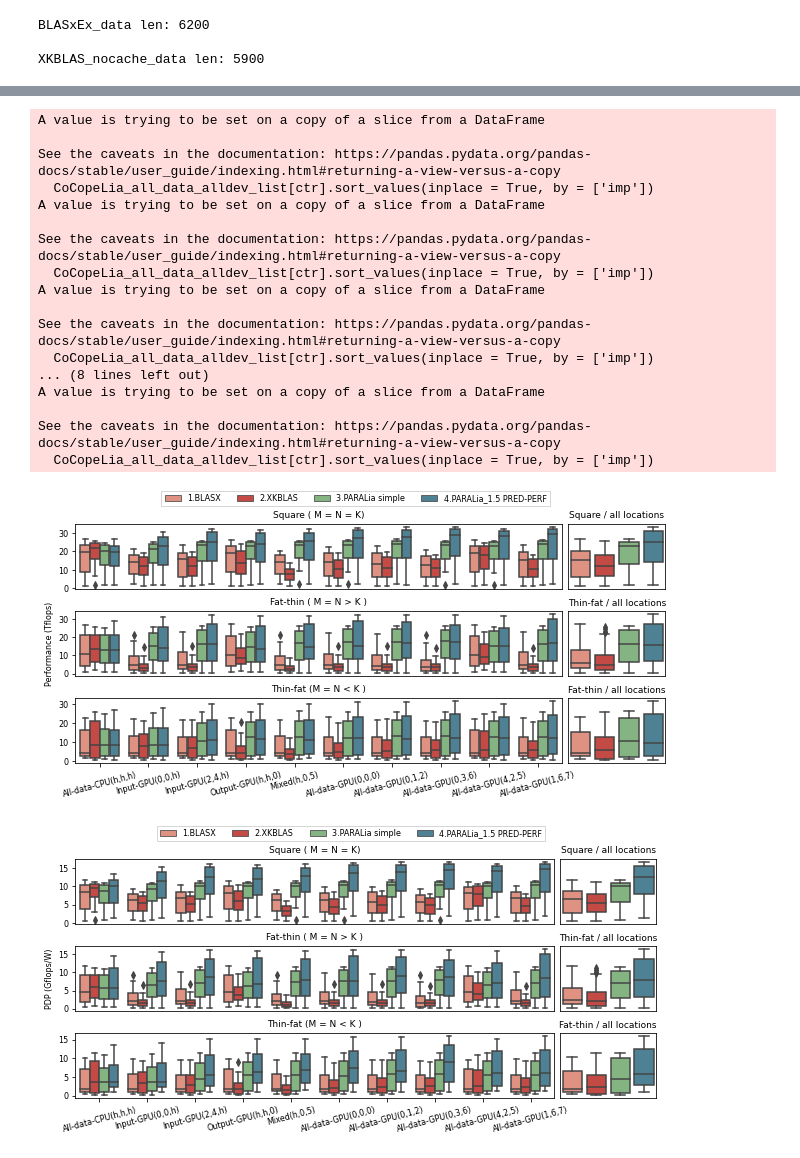
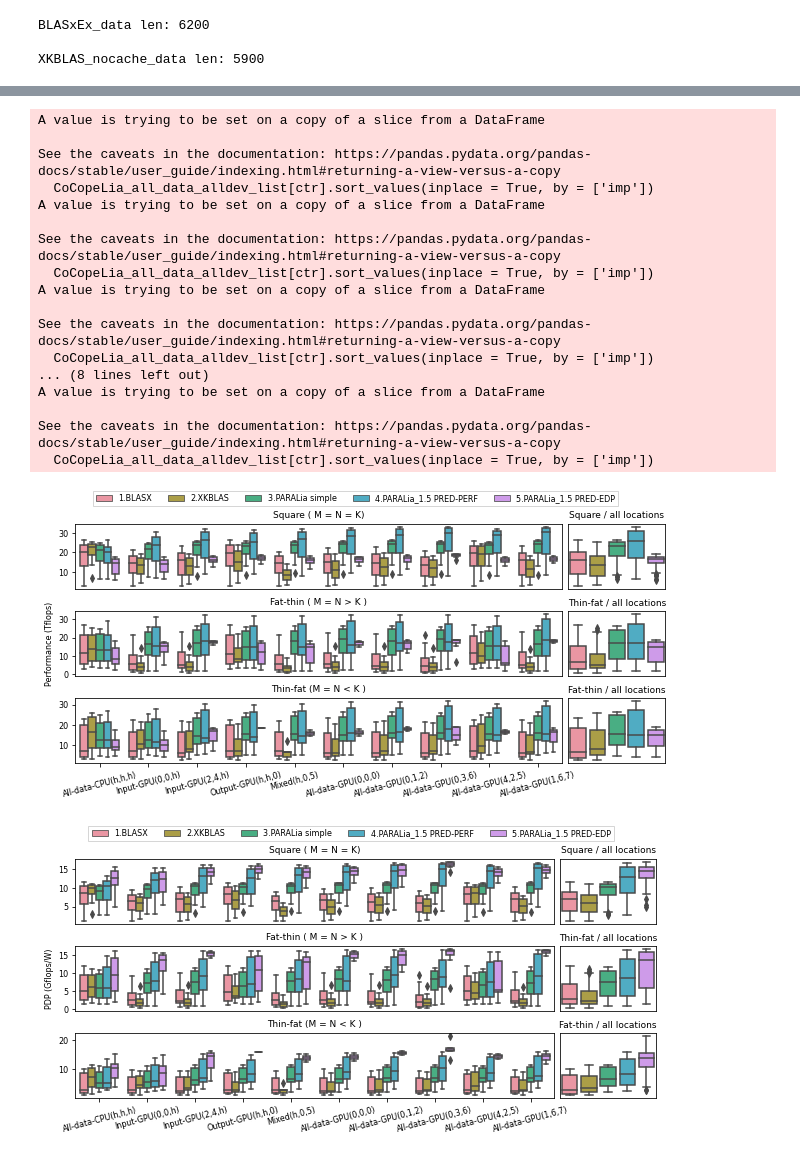
Before and after one commit to p-anastas/PARALiA-Framework, a Jupyter notebook: Benchmarking/Python_Scripts/PARALia-plot-vulcan-clx-ai_hetero.ipynb, the cells around one changed output, grey strips where cells are left out. Saved outputs shown, nothing was run; the diff lists cells and outputs as text; code cells hidden in the pictures.

```diff
--- a/Benchmarking/Python_Scripts/PARALia-plot-vulcan-clx-ai_hetero.ipynb
+++ b/Benchmarking/Python_Scripts/PARALia-plot-vulcan-clx-ai_hetero.ipynb
@@ -133,17 +134,14 @@ CoCopeLia_data_allhops_02pen_ESPA_pred_PPJ_0 = (PARALia_log_read('%s/%s-build/%s
                                                                   %(benchdir, machine, machine, split, sr_over, implementation, impl_hops, pw_optimize, version)))
 print('CoCopeLia_data_allhops_02pen_ESPA_pred_PPJ_0 len: %d\n' % len(CoCopeLia_data_allhops_02pen_ESPA_pred_PPJ_0))
 
-
-
 CoCopeLia_data_allhops_02pen_ESPA_alldev = keep_dev_num(8, PARALia_log_read('%s/%s-build/%s-install/Benchmarking/testLogs/CoCoPeLiaDgemmRunner_predefined_vals_%s_%s%s%s%s_%s.log'
                                                                   %(benchdir, machine, machine, split, sr_over, implementation, impl_hops, pw_optimize, version)))
 print('CoCopeLia_data_allhops_02pen_ESPA_alldev len: %d\n' % len(CoCopeLia_data_allhops_02pen_ESPA_alldev))
 
-#pw_optimize="_PW-PRED-ENERGY-DELAY"
-#benchdir= homedir + "/PhD_stuff/CoCoPeLia-Framework"
-#CoCopeLia_data_allhops_02pen_ESPA_pred_EDP = (PARALia_log_read('%s/%s-build/%s-install/Benchmarking/testLogs/CoCoPeLiaDgemmRunner_%s_%s%s%s%s_%s.log'
-#                                                                  %(benchdir, machine, machine, split, sr_over, implementation, impl_hops, pw_optimize, version)))
-#print('CoCopeLia_data_allhops_02pen_ESPA_pred_EDP len: %d\n' % len(CoCopeLia_data_allhops_02pen_ESPA_pred_EDP))
+pw_optimize="_PW-PRED-ENERGY-DELAY"
+CoCopeLia_data_allhops_02pen_ESPA_pred_EDP = (PARALia_log_read('%s/%s-build/%s-install/Benchmarking/testLogs/CoCoPeLiaDgemmRunner_%s_%s%s%s%s_%s.log'
+                                                                  %(benchdir, machine, machine, split, sr_over, implementation, impl_hops, pw_optimize, version)))
+print('CoCopeLia_data_allhops_02pen_ESPA_pred_EDP len: %d\n' % len(CoCopeLia_data_allhops_02pen_ESPA_pred_EDP))
 
 #pw_optimize="_PW-PRED-POWER-DELAY"
 #CoCopeLia_data_allhops_02pen_ESPA_pred_PDP = (PARALia_log_read('%s/%s-build/%s-install/Benchmarking/testLogs/CoCoPeLiaDgemmRunner_%s_%s%s%s%s_%s.log'
@@ -459,7 +462,7 @@ if plot_motiv == 1:
     CoCopeLia_all_data_mean = CoCoPeLia_select_motivation_data_8192(CoCoPeLia_modified_grouby_avg(CoCopeLia_all_data_alldev))
     CoCopeLia_all_data_mean["pred_perf"] = CoCopeLia_all_data_mean['flops']/(1e9*CoCopeLia_all_data_mean['pred_t'])
 
-    CoCopeLia_all_data_tmp = CoCoPeLia_select_motivation_data_4096(CoCoPeLia_modified_grouby_avg(CoCopeLia_all_data_alldev))
+    CoCopeLia_all_data_tmp = CoCoPeLia_select_motivation_data_16384(CoCoPeLia_modified_grouby_avg(CoCopeLia_all_data_alldev))
     CoCopeLia_all_data_tmp["pred_perf"] = CoCopeLia_all_data_tmp['flops']/(1e9*CoCopeLia_all_data_tmp['pred_t'])
 
     #CoCopeLia_all_data_mean = pd.concat([CoCopeLia_all_data_mean,CoCopeLia_all_data_tmp])
@@ -472,7 +475,7 @@ if plot_motiv == 1:
     CoCopeLia_all_data_alldev_list.append(CoCoPeLia_select_subset(CoCopeLia_all_data_tmp,'square'))
     CoCopeLia_all_data_alldev_list.append(CoCoPeLia_select_subset(CoCopeLia_all_data_tmp,'fat-thin'))
     #CoCopeLia_all_data_alldev_list.append(CoCoPeLia_select_subset(CoCopeLia_all_data_mean,'thin-fat'))
-    elem_name=['GEMM Square 4096^3', 'GEMM Fat-thin ~4096^3', 'GEMM Square 8192^3', 'GEMM Fat-thin ~8192^3']
+    elem_name=['GEMM Square (8192^3)', 'GEMM Fat-thin (8192^3)','GEMM Square (16384^3)', 'GEMM Fat-thin (16384^3)']
     fig, ax = plt.subplots(2,4)
     for ctr in range(0,len(ax[0])):
         CoCopeLia_all_data_alldev_list[ctr].loc[CoCopeLia_all_data_alldev_list[ctr]['imp'] == '3.PARALia_1.5 AllDev', 'imp'] = '3.PARALia simple'
@@ -509,7 +512,7 @@ if plot_motiv == 1:
     #CoCopeLia_all_data_alldev = pd.concat([CoCopeLia_all_data_alldev,CoCopeLia_data_allhops_02pen_ESPA_pred_PPJ_1])
     #CoCopeLia_all_data_alldev = pd.concat([CoCopeLia_all_data_alldev,CoCopeLia_data_allhops_02pen_ESPA_pred_PPJ_1])
 
-    CoCopeLia_all_data_tmp = CoCoPeLia_select_motivation_data_4096(CoCoPeLia_modified_grouby_avg(CoCopeLia_all_data_alldev))
+    CoCopeLia_all_data_tmp = CoCoPeLia_select_motivation_data_16384(CoCoPeLia_modified_grouby_avg(CoCopeLia_all_data_alldev))
     CoCopeLia_all_data_tmp["pred_perf"] = CoCopeLia_all_data_tmp['flops']/(1e9*CoCopeLia_all_data_tmp['pred_t'])
 
     CoCopeLia_all_data_mean = CoCoPeLia_select_motivation_data_8192(CoCoPeLia_modified_grouby_avg(CoCopeLia_all_data_alldev))
@@ -836,6 +841,6 @@ PARALia select(PERF) (330 cases) & ar--1.00, geo-nan & ar-2.00, geo-1.76 & ar-2.
 # %%
 def CoCoPeLia_enforce_dataset_min_limits(df):
-    return df.loc[((df['M']*df['N']*df['K'] >= 2048**3)) ]
+    return df.loc[((df['M']*df['N']*df['K'] >= 4096**3)) ]
 
 #sns.set_palette(cp3_2)
 #sns.color_palette()
@@ -845,7 +850,7 @@ CoCopeLia_all_data_alldev = pd.concat([CoCopeLia_all_data_alldev,CoCopeLia_data_
 CoCopeLia_all_data_alldev = pd.concat([CoCopeLia_all_data_alldev,CoCopeLia_data_allhops_02pen_ESPA_pred_PPJ_0])
 #CoCopeLia_all_data_alldev = pd.concat([CoCopeLia_all_data_alldev,CoCopeLia_data_allhops_02pen_ESPA_pred_PPJ_1])
 #CoCopeLia_all_data_alldev = pd.concat([CoCopeLia_all_data_alldev,CoCopeLia_data_allhops_02pen_ESPA_pred_PPJ_5])
-#CoCopeLia_all_data_alldev = pd.concat([CoCopeLia_all_data_alldev,CoCopeLia_data_allhops_02pen_ESPA_pred_EDP])
+CoCopeLia_all_data_alldev = pd.concat([CoCopeLia_all_data_alldev,CoCopeLia_data_allhops_02pen_ESPA_pred_EDP])
 
 CoCopeLia_all_data_mean = CoCoPeLia_enforce_dataset_min_limits(CoCoPeLia_modified_grouby_avg(CoCopeLia_all_data_alldev))
 CoCopeLia_all_data_mean['PDP (Gflops/W)'] = CoCopeLia_all_data_mean['flops']/(1e9*CoCopeLia_all_data_mean['energy'])
@@ -944,32 +949,32 @@ for ctr in range(0,len(CoCopeLia_all_data_alldev_list)):
     if (ctr == 2):
         ax[ctr][1].set_title('Fat-thin / all locations', size = font+1)
     elif (ctr == 3):
         ax[ctr][1].set_title('Total Dataset', size = font+1)
 
     if ctr == 0:
         fig.legend(loc = 'upper center',#title="Model",  # Title for the legend
             fontsize=font, fancybox = False, ncol=6)
 fig.set_size_inches(width*10/4, height*2)
 fig.subplots_adjust(left=.065, bottom=.12, right=.99, top=.89, wspace=0.02, hspace=0.34)
 fig.savefig('Plots/Heter/Plot_testbed-%s_Energy_sumup.pdf' % (machine))
 fig.savefig('Plots/Heter/Plot_testbed-%s_Energy_sumup.png' % (machine))
 # %% [output]
 A value is trying to be set on a copy of a slice from a DataFrame
 
 See the caveats in the documentation: https://pandas.pydata.org/pandas-docs/stable/user_guide/indexing.html#returning-a-view-versus-a-copy
   CoCopeLia_all_data_alldev_list[ctr].sort_values(inplace = True, by = ['imp'])
 A value is trying to be set on a copy of a slice from a DataFrame
 
 See the caveats in the documentation: https://pandas.pydata.org/pandas-docs/stable/user_guide/indexing.html#returning-a-view-versus-a-copy
   CoCopeLia_all_data_alldev_list[ctr].sort_values(inplace = True, by = ['imp'])
 A value is trying to be set on a copy of a slice from a DataFrame
 
 See the caveats in the documentation: https://pandas.pydata.org/pandas-docs/stable/user_guide/indexing.html#returning-a-view-versus-a-copy
   CoCopeLia_all_data_alldev_list[ctr].sort_values(inplace = True, by = ['imp'])
 ... (8 lines left out)
 A value is trying to be set on a copy of a slice from a DataFrame
 
 See the caveats in the documentation: https://pandas.pydata.org/pandas-docs/stable/user_guide/indexing.html#returning-a-view-versus-a-copy
   CoCopeLia_all_data_alldev_list[ctr].sort_values(inplace = True, by = ['imp'])
-[figure, old version]
+[figure, new version]
-[figure, old version]
+[figure, new version]
```
Also changed, not shown: parts of 7 cells of this notebook, 2 other files.
